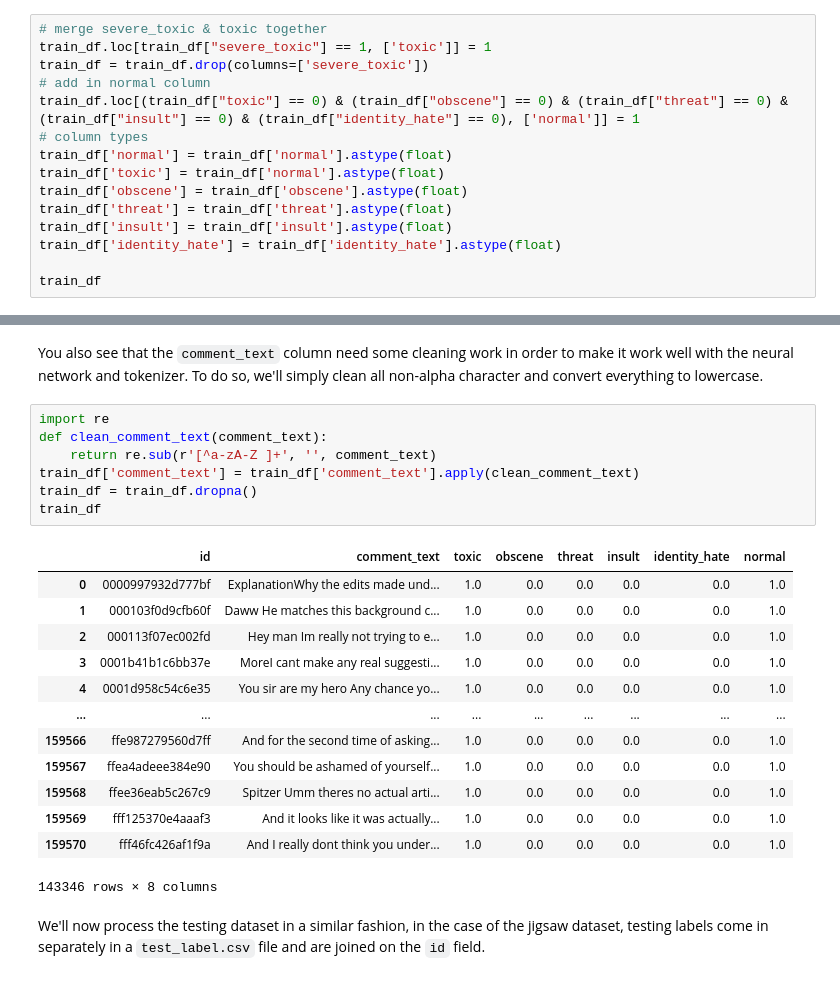
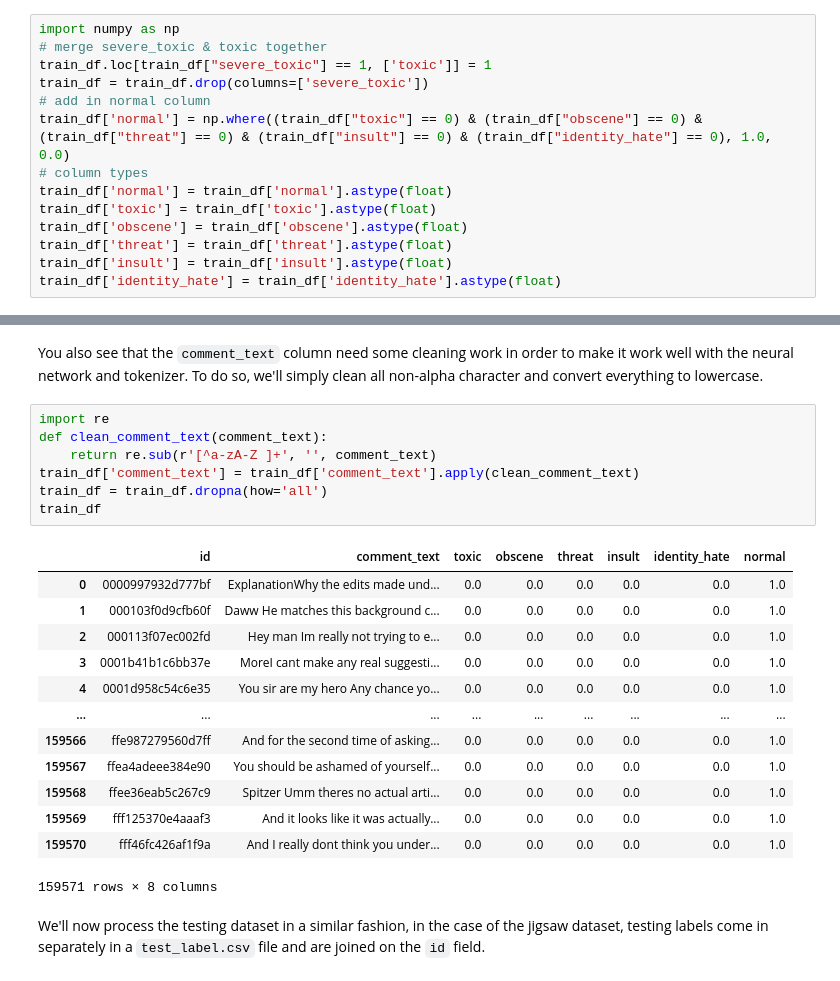
Before and after one commit to jell0wed/data514-redis-ml, a Jupyter notebook: notebook-dataprep.ipynb, the cells around one changed output, grey strips where cells are left out. Cells and saved outputs as stored; diff of their text form.

```diff
--- a/notebook-dataprep.ipynb
+++ b/notebook-dataprep.ipynb
@@ -43,17 +43,16 @@ train_df[['toxic', 'severe_toxic', 'obscene', 'threat', 'insult', 'identity_hate
 # %% [markdown]
 Above you see the overall distribution of toxic comments and how they are distributed given their label. For this project we'll focus on classifying examples based on 6 of those labels. More specifically, we're interested if a comment fall within any of these categories: `['normal', 'toxic', 'obscene', 'threat', 'insult', 'identity_hate']`. For this, we'll merge the `toxic` and `severe_toxic` comments together (we'll be doing multi-label classification using NLP on those comments). We'll also be introducing a new column called `normal` and only place a 1 iff all the other classes are set to `0`.
 # %%
+import numpy as np
 # merge severe_toxic & toxic together
 train_df.loc[train_df["severe_toxic"] == 1, ['toxic']] = 1
 train_df = train_df.drop(columns=['severe_toxic'])
 # add in normal column
-train_df.loc[(train_df["toxic"] == 0) & (train_df["obscene"] == 0) & (train_df["threat"] == 0) & (train_df["insult"] == 0) & (train_df["identity_hate"] == 0), ['normal']] = 1
+train_df['normal'] = np.where((train_df["toxic"] == 0) & (train_df["obscene"] == 0) & (train_df["threat"] == 0) & (train_df["insult"] == 0) & (train_df["identity_hate"] == 0), 1.0, 0.0)
 # column types
 train_df['normal'] = train_df['normal'].astype(float)
-train_df['toxic'] = train_df['normal'].astype(float)
+train_df['toxic'] = train_df['toxic'].astype(float)
 train_df['obscene'] = train_df['obscene'].astype(float)
 train_df['threat'] = train_df['threat'].astype(float)
 train_df['insult'] = train_df['insult'].astype(float)
 train_df['identity_hate'] = train_df['identity_hate'].astype(float)
-
-train_df
@@ -76,24 +61,24 @@ You also see that the `comment_text` column need some cleaning work in order to
 # %%
 import re
 def clean_comment_text(comment_text):
     return re.sub(r'[^a-zA-Z ]+', '', comment_text)
 train_df['comment_text'] = train_df['comment_text'].apply(clean_comment_text)
-train_df = train_df.dropna()
+train_df = train_df.dropna(how='all')
 train_df
 # %% [output]
 |  | id | comment_text | toxic | obscene | threat | insult | identity_hate | normal |
-| 0 | 0000997932d777bf | ExplanationWhy the edits made und... | 1.0 | 0.0 | 0.0 | 0.0 | 0.0 | 1.0 |
-| 1 | 000103f0d9cfb60f | Daww He matches this background c... | 1.0 | 0.0 | 0.0 | 0.0 | 0.0 | 1.0 |
-| 2 | 000113f07ec002fd | Hey man Im really not trying to e... | 1.0 | 0.0 | 0.0 | 0.0 | 0.0 | 1.0 |
-| 3 | 0001b41b1c6bb37e | MoreI cant make any real suggesti... | 1.0 | 0.0 | 0.0 | 0.0 | 0.0 | 1.0 |
-| 4 | 0001d958c54c6e35 | You sir are my hero Any chance yo... | 1.0 | 0.0 | 0.0 | 0.0 | 0.0 | 1.0 |
+| 0 | 0000997932d777bf | ExplanationWhy the edits made und... | 0.0 | 0.0 | 0.0 | 0.0 | 0.0 | 1.0 |
+| 1 | 000103f0d9cfb60f | Daww He matches this background c... | 0.0 | 0.0 | 0.0 | 0.0 | 0.0 | 1.0 |
+| 2 | 000113f07ec002fd | Hey man Im really not trying to e... | 0.0 | 0.0 | 0.0 | 0.0 | 0.0 | 1.0 |
+| 3 | 0001b41b1c6bb37e | MoreI cant make any real suggesti... | 0.0 | 0.0 | 0.0 | 0.0 | 0.0 | 1.0 |
+| 4 | 0001d958c54c6e35 | You sir are my hero Any chance yo... | 0.0 | 0.0 | 0.0 | 0.0 | 0.0 | 1.0 |
 | ... | ... | ... | ... | ... | ... | ... | ... | ... |
-| 159566 | ffe987279560d7ff | And for the second time of asking... | 1.0 | 0.0 | 0.0 | 0.0 | 0.0 | 1.0 |
-| 159567 | ffea4adeee384e90 | You should be ashamed of yourself... | 1.0 | 0.0 | 0.0 | 0.0 | 0.0 | 1.0 |
-| 159568 | ffee36eab5c267c9 | Spitzer Umm theres no actual arti... | 1.0 | 0.0 | 0.0 | 0.0 | 0.0 | 1.0 |
-| 159569 | fff125370e4aaaf3 | And it looks like it was actually... | 1.0 | 0.0 | 0.0 | 0.0 | 0.0 | 1.0 |
-| 159570 | fff46fc426af1f9a | And I really dont think you under... | 1.0 | 0.0 | 0.0 | 0.0 | 0.0 | 1.0 |
+| 159566 | ffe987279560d7ff | And for the second time of asking... | 0.0 | 0.0 | 0.0 | 0.0 | 0.0 | 1.0 |
+| 159567 | ffea4adeee384e90 | You should be ashamed of yourself... | 0.0 | 0.0 | 0.0 | 0.0 | 0.0 | 1.0 |
+| 159568 | ffee36eab5c267c9 | Spitzer Umm theres no actual arti... | 0.0 | 0.0 | 0.0 | 0.0 | 0.0 | 1.0 |
+| 159569 | fff125370e4aaaf3 | And it looks like it was actually... | 0.0 | 0.0 | 0.0 | 0.0 | 0.0 | 1.0 |
+| 159570 | fff46fc426af1f9a | And I really dont think you under... | 0.0 | 0.0 | 0.0 | 0.0 | 0.0 | 1.0 |
-143346 rows × 8 columns
+159571 rows × 8 columns
 # %% [markdown]
 We'll now process the testing dataset in a similar fashion, in the case of the jigsaw dataset, testing labels come in separately in a `test_label.csv` file and are joined on the `id` field.
 # %%
```
Also changed, not shown: parts of 2 cells of this notebook, 2 other files.
